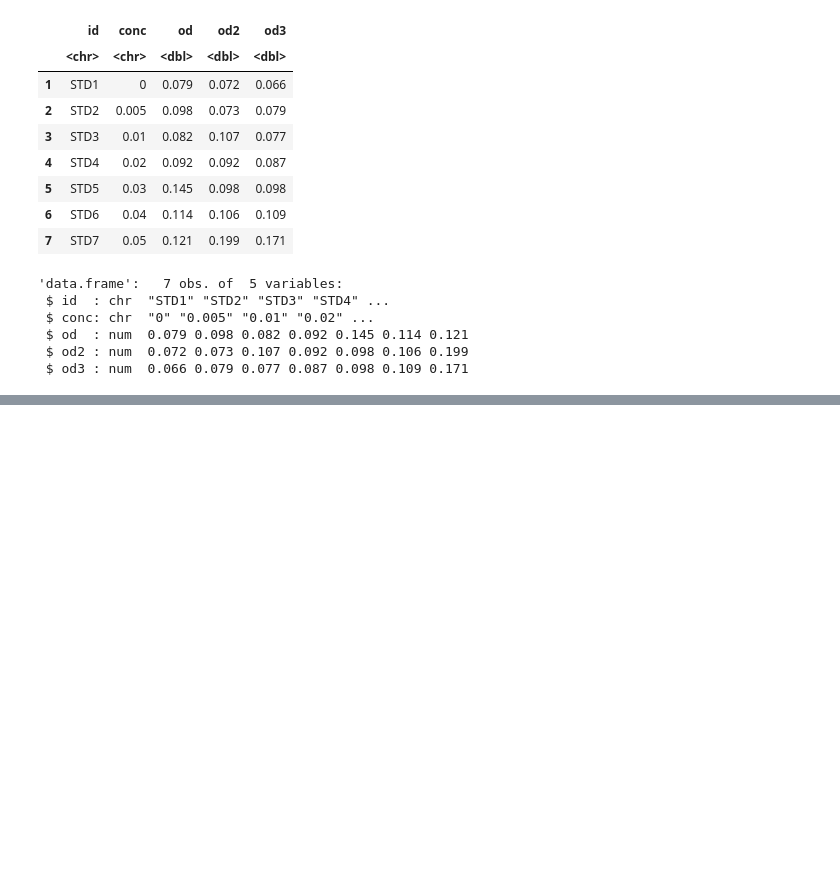
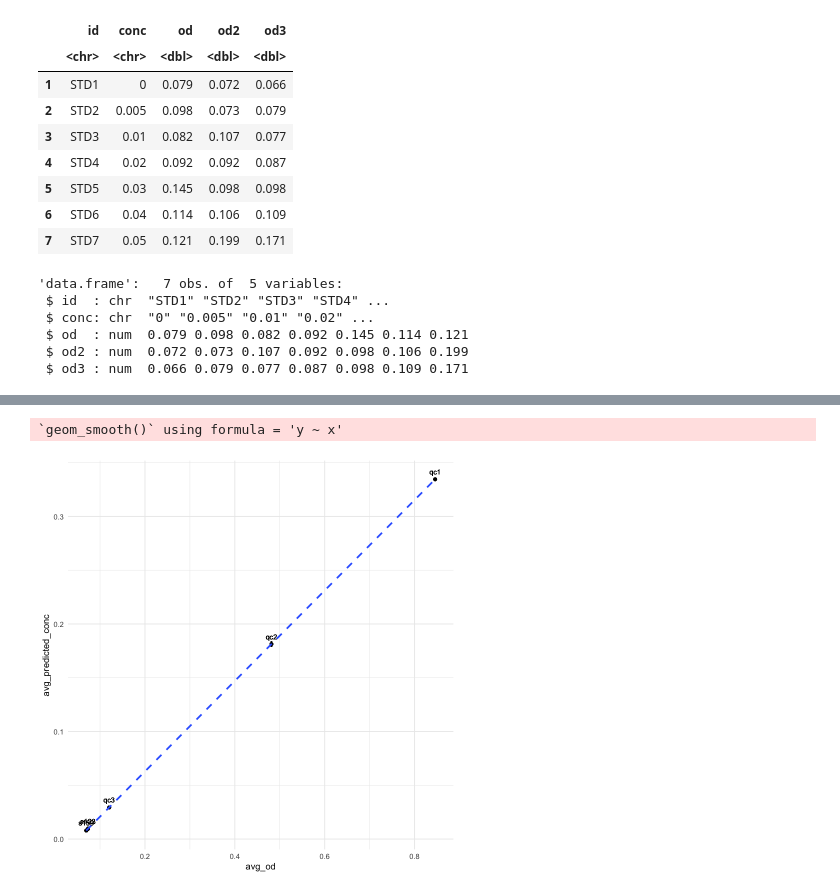
Before and after one commit to brookewicz/LabNotebook, a Jupyter notebook: Nutrients/no3_calc.ipynb, the cells around one changed output, grey strips where cells are left out. Saved outputs shown, nothing was run; the diff lists cells and outputs as text; code cells hidden in the pictures; blank space fills up the shorter version.

```diff
--- a/Nutrients/no3_calc.ipynb
+++ b/Nutrients/no3_calc.ipynb
@@ -374,0 +419,2 @@ ggplot(low_long, aes(x = conc, y = avg_od)) +
+# %%
+samples<-rbind(samples, qc_long)
@@ -374,0 +499,11 @@ ggplot(low_long, aes(x = conc, y = avg_od)) +
+# %%
+# calculate concentrations
+samples$predicted_conc <- predict(low_model, newdata = samples)
+#calculate avgs and sd of predicted conc
+samples<-samples %>%
+    group_by(sample) %>%
+        mutate(avg_predicted_conc = mean(predicted_conc)) %>%
+        mutate(sd_predicted_conc = sd(predicted_conc)) %>%
+            ungroup()
+
+head(samples)
@@ -374,0 +520,21 @@ ggplot(low_long, aes(x = conc, y = avg_od)) +
+# %%
+# calculate % error for qcs (individually, by rep)
+# make lists to loop through
+qc_list <- c('qc1','qc2','qc3')
+expected_conc <- c(1,0.5,0.05)
+
+# Add a percent_error column initialized with NA
+samples <- samples %>%
+  mutate(percent_error = NA_real_)
+
+# Loop through each QC sample
+for (q in c(1:3)) {
+  # Update percent_error for matching QC samples and set others to NA
+  samples <- samples %>%
+    mutate(percent_error = ifelse(
+      sample == qc_list[q],  # Only apply to matching QC samples
+      (abs(predicted_conc - expected_conc[q]) / expected_conc[q]) * 100,  # Calculate % error
+      percent_error  # For non-matching rows, retain NA
+    ))
+}
+tail(samples)
@@ -374,0 +551,10 @@ ggplot(low_long, aes(x = conc, y = avg_od)) +
+# %%
+ggplot(samples, aes(x = avg_od, y = avg_predicted_conc)) +
+  geom_point() +  # Plot the average OD
+  geom_errorbar(aes(ymin = avg_predicted_conc - sd_predicted_conc, ymax = avg_predicted_conc + sd_predicted_conc)) +
+  geom_smooth(method = "lm", se = FALSE, linetype = "dashed") +
+  geom_text(aes(label = sample), vjust = -1, hjust = 0.5, size = 3) +  # sample labels
+  theme_minimal()
+# %% [output]
+`geom_smooth()` using formula = 'y ~ x'
+[figure, added]
```
Also changed, not shown: parts of 26 cells of this notebook, 2 other files.
